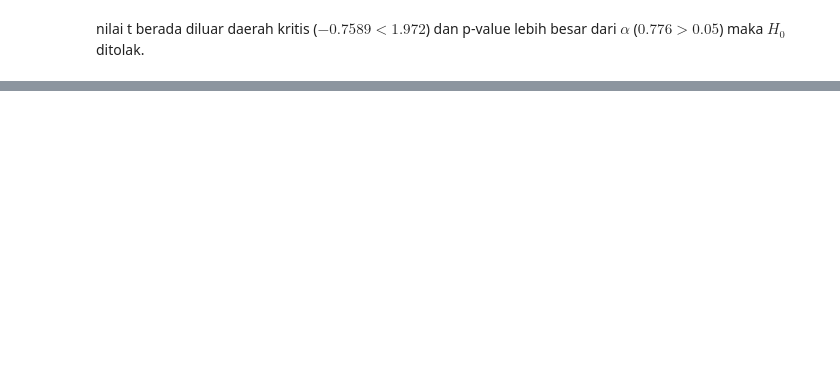
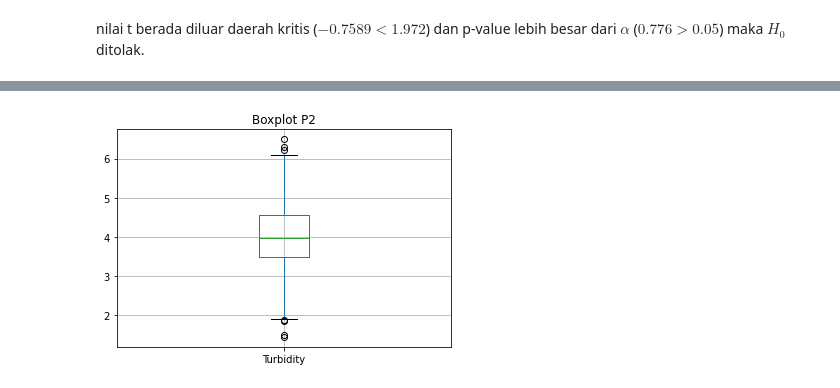
Before and after one commit to Hambinn/Tubes-Probstat, a Jupyter notebook: soal5.ipynb, the cells around one changed output, grey strips where cells are left out. Saved outputs shown, nothing was run; the diff lists cells and outputs as text; code cells hidden in the pictures; blank space fills up the shorter version.

```diff
--- a/soal5.ipynb
+++ b/soal5.ipynb
@@ -265,0 +274,6 @@ nilai t  berada diluar daerah kritis ($-0.7589 < 1.972$) dan p-value lebih besar
+# %%
+ax = df.loc[1005:].boxplot(["Turbidity"])
+ax.set_title("Boxplot P2")
+plt.show()
+# %% [output]
+[figure, added]
```
Also changed, not shown: parts of 12 cells of this notebook, 1 other file.
